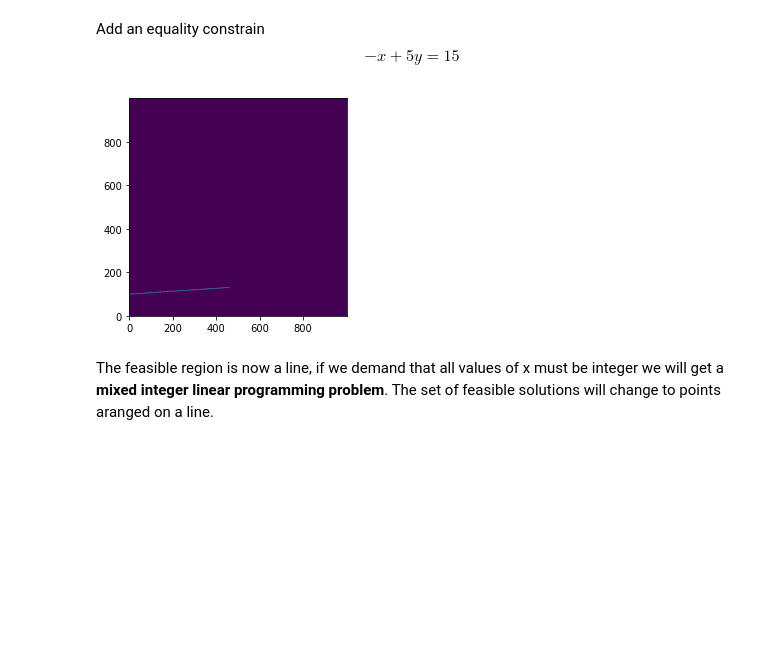
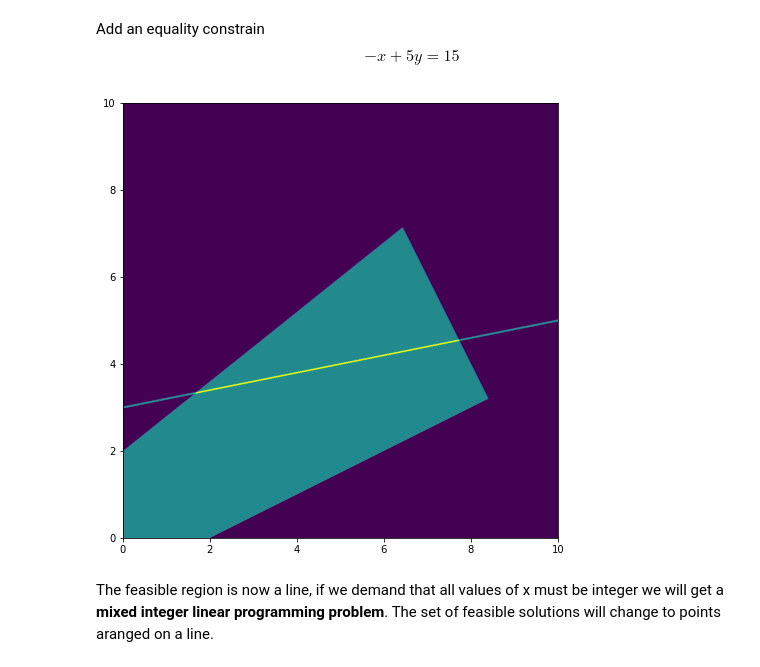
Before and after one commit to feust/python_examples, a Jupyter notebook: notebooks/linera_programming_optimization.ipynb, the cells around one changed output. Drawn from its saved outputs; the diff is of its cells as text; code cells hidden in the pictures; blank space fills up the shorter version.

```diff
--- a/notebooks/linera_programming_optimization.ipynb
+++ b/notebooks/linera_programming_optimization.ipynb
@@ -60,13 +59,19 @@ Add an equality constrain
 -x + 5y = 15
 \end{equation}
 # %%
-constraint_4 = (-1 * xx + 15 * yy <= 15+0.1) & (-1 * xx + 15 * yy >= 15-0.1)
+constraint_4 = (-1 * xx + 5 * yy <= 15+0.1) & (-1 * xx + 5 * yy >= 15-0.1)
 # %%
-fig, ax = plt.subplots()
+# fig, ax = plt.subplots(figsize=(8,8))
 
-feasible_region = ax.imshow(constraint_1*constraint_2*constraint_3*constraint_4, origin='lower')
+# feasible_region = ax.imshow(constraint_1*constraint_2*constraint_3*constraint_4,
+#                             origin='lower', aspect='equal', extent=[0, 10, 0, 10])
-# %% [output]
-[figure, removed]
+# %%
+fig, ax = plt.subplots(figsize=(8,8))
+
+feasible_region = ax.imshow(constraint_1*constraint_2*constraint_3+constraint_4*1.1,
+                            origin='lower', aspect='equal', extent=[0, 10, 0, 10])
+# %% [output]
+[figure, added]
 # %% [markdown]
 The feasible region is now a line, if we demand that all values of x must be integer we will get a **mixed integer linear programming problem**. The set of feasible solutions will change to points aranged on a line.
 # %% [markdown]
```
Also changed, not shown: parts of 17 cells of this notebook, 4 other files.
